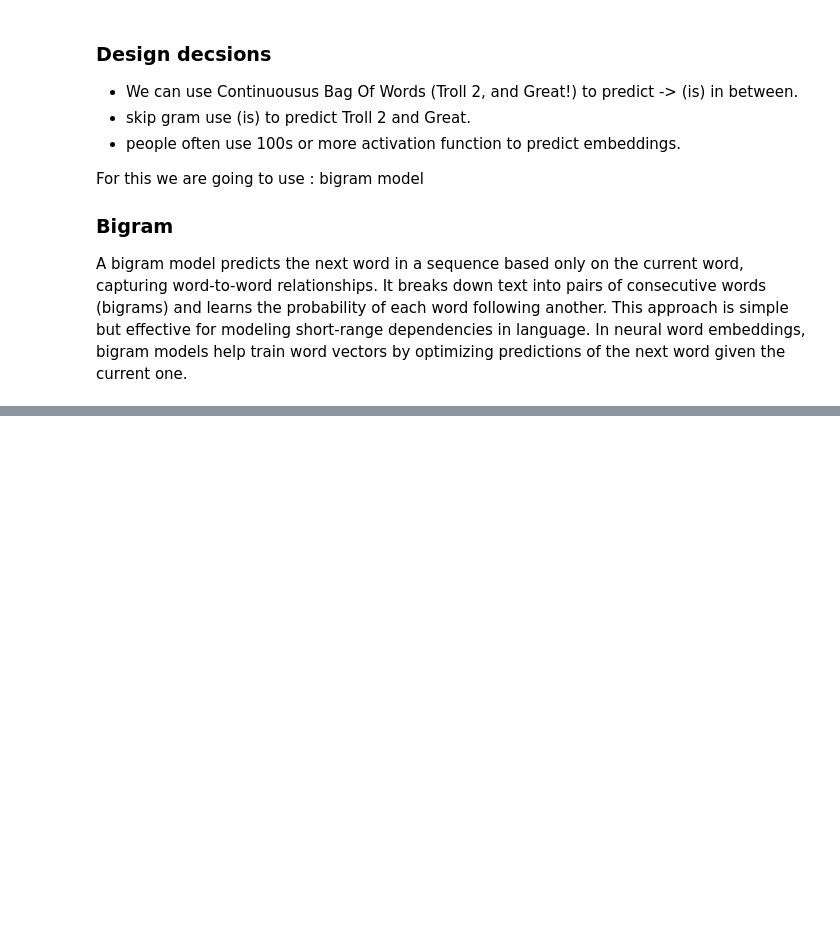
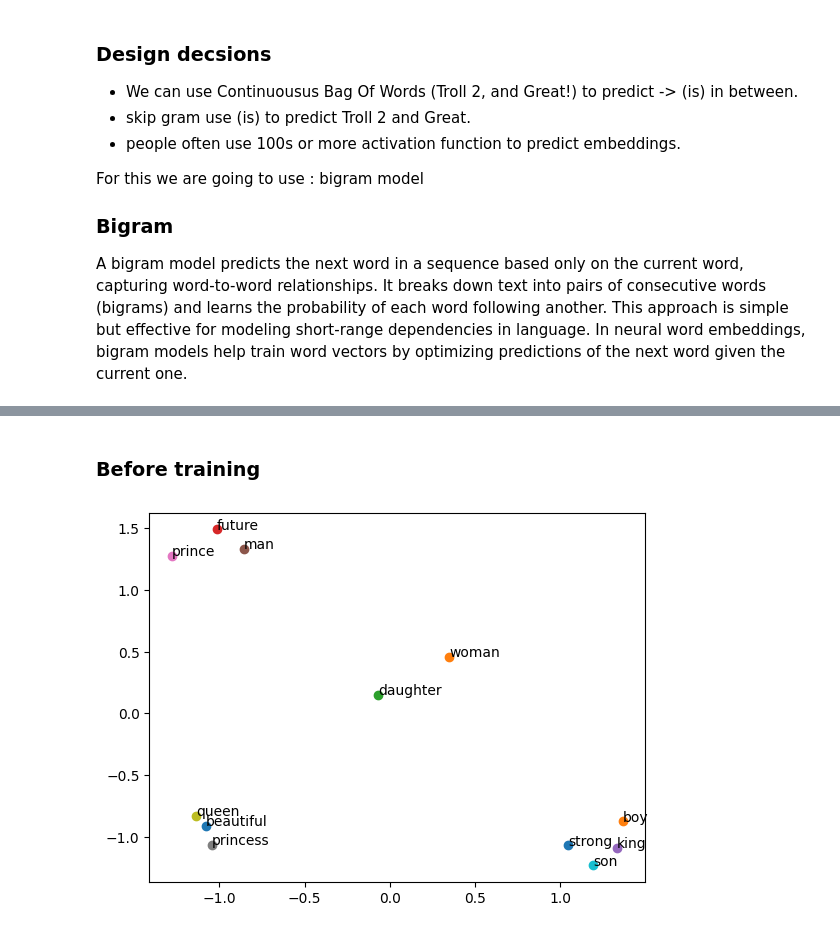
Before and after one commit to MorrisSimons/building_vectorstore_from_scratch, a Jupyter notebook: main.ipynb, the cells around one changed output, grey strips where cells are left out. Saved outputs shown, nothing was run; the diff lists cells and outputs as text; code cells hidden in the pictures; blank space fills up the shorter version.

Commit message:
word 2 vec on royal dataset

```diff
--- a/main.ipynb
+++ b/main.ipynb
@@ -104,0 +172,9 @@ Similar to 'great': [('amazing', -0.04848429768938262), ('gymkarta', -0.19354493
+# %%
+words_dict = {}
+
+counter = 0
+for word in all_words:
+    words_dict[word] = counter
+    counter += 1
+
+print(words_dict)
@@ -104,0 +214,10 @@ Similar to 'great': [('amazing', -0.04848429768938262), ('gymkarta', -0.19354493
+# %%
+X = []
+Y = []
+
+for bi in bigrams:
+    X.append(onehot_dict[bi[0]])
+    Y.append(onehot_dict[bi[1]])
+
+X = np.array(X)
+Y = np.array(Y)
@@ -104,0 +249,3 @@ Similar to 'great': [('amazing', -0.04848429768938262), ('gymkarta', -0.19354493
+# %%
+# Save the initial weights of the embedding layer before training
+initial_weights = model.fc1.weight.data.numpy().T.copy()  # shape: (input_size, embed_size)
@@ -104,0 +300,27 @@ Similar to 'great': [('amazing', -0.04848429768938262), ('gymkarta', -0.19354493
+# %%
+# Get the weights of the first linear layer (embedding layer)
+weights = model.fc1.weight.data.numpy().T  # shape: (input_size, embed_size) -> transpose to (embed_size, input_size)
+
+word_embeddings = {}
+for word in all_words:
+    word_embeddings[word] = weights[words_dict[word]]
+
+#print(word_embeddings)
+# %% [markdown]
+### Before training
+# %%
+import matplotlib.pyplot as plt
+
+initial_word_embeddings = {}
+for word in all_words:
+    initial_word_embeddings[word] = initial_weights[words_dict[word]]
+
+# plt.figure(figsize = (10, 10))
+for word in list(words_dict.keys()):
+    coord = initial_word_embeddings.get(word)
+    plt.scatter(coord[0], coord[1])
+    plt.annotate(word, (coord[0], coord[1]))
+
+plt.savefig('before_training.png')
+# %% [output]
+[figure, added]
```
Also changed, not shown: parts of 22 cells of this notebook, 4 other files.
